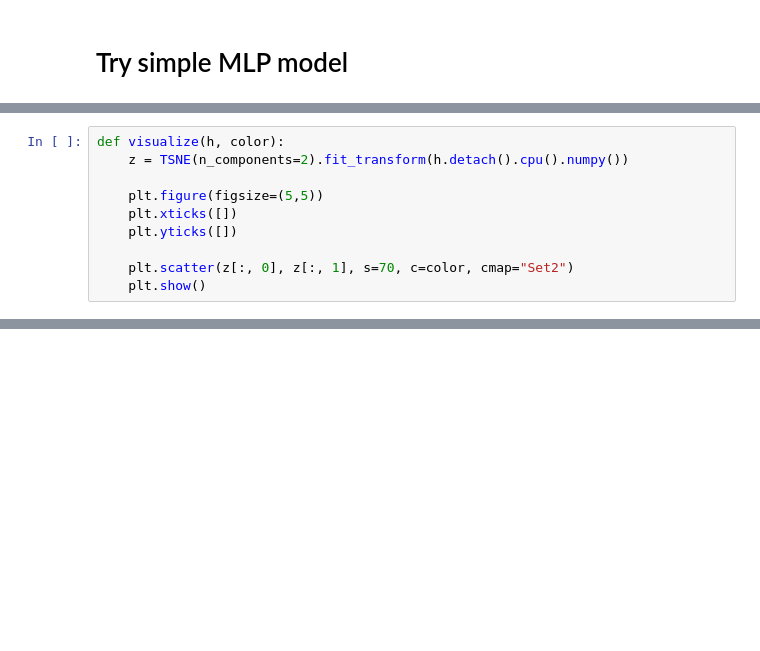
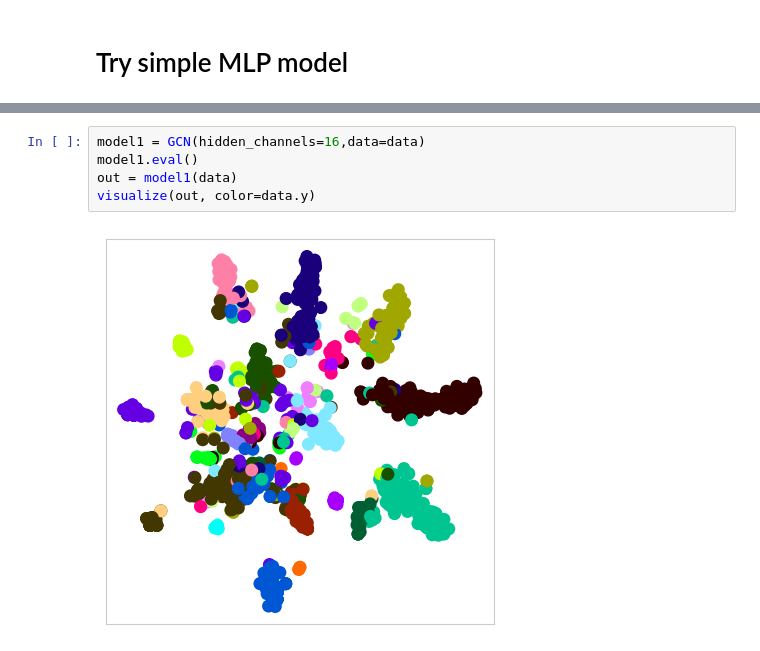
Before and after one commit to JoelLeupp/cscollab, a Jupyter notebook: backend/GNN/node_classification.ipynb, the cells around one changed output, grey strips where cells are left out. Saved outputs shown, nothing was run; the diff lists cells and outputs as text; blank space fills up the shorter version.

```diff
--- a/backend/GNN/node_classification.ipynb
+++ b/backend/GNN/node_classification.ipynb
@@ -489,10 +499,0 @@ GCN(
-# %%
-def visualize(h, color):
-    z = TSNE(n_components=2).fit_transform(h.detach().cpu().numpy())
-
-    plt.figure(figsize=(5,5))
-    plt.xticks([])
-    plt.yticks([])
-
-    plt.scatter(z[:, 0], z[:, 1], s=70, c=color, cmap="Set2")
-    plt.show()
@@ -498,0 +517,7 @@ def visualize(h, color):
+# %%
+model1 = GCN(hidden_channels=16,data=data)
+model1.eval()
+out = model1(data)
+visualize(out, color=data.y)
+# %% [output]
+[figure, added]
```
Also changed, not shown: parts of 30 cells of this notebook, 1 other file.
